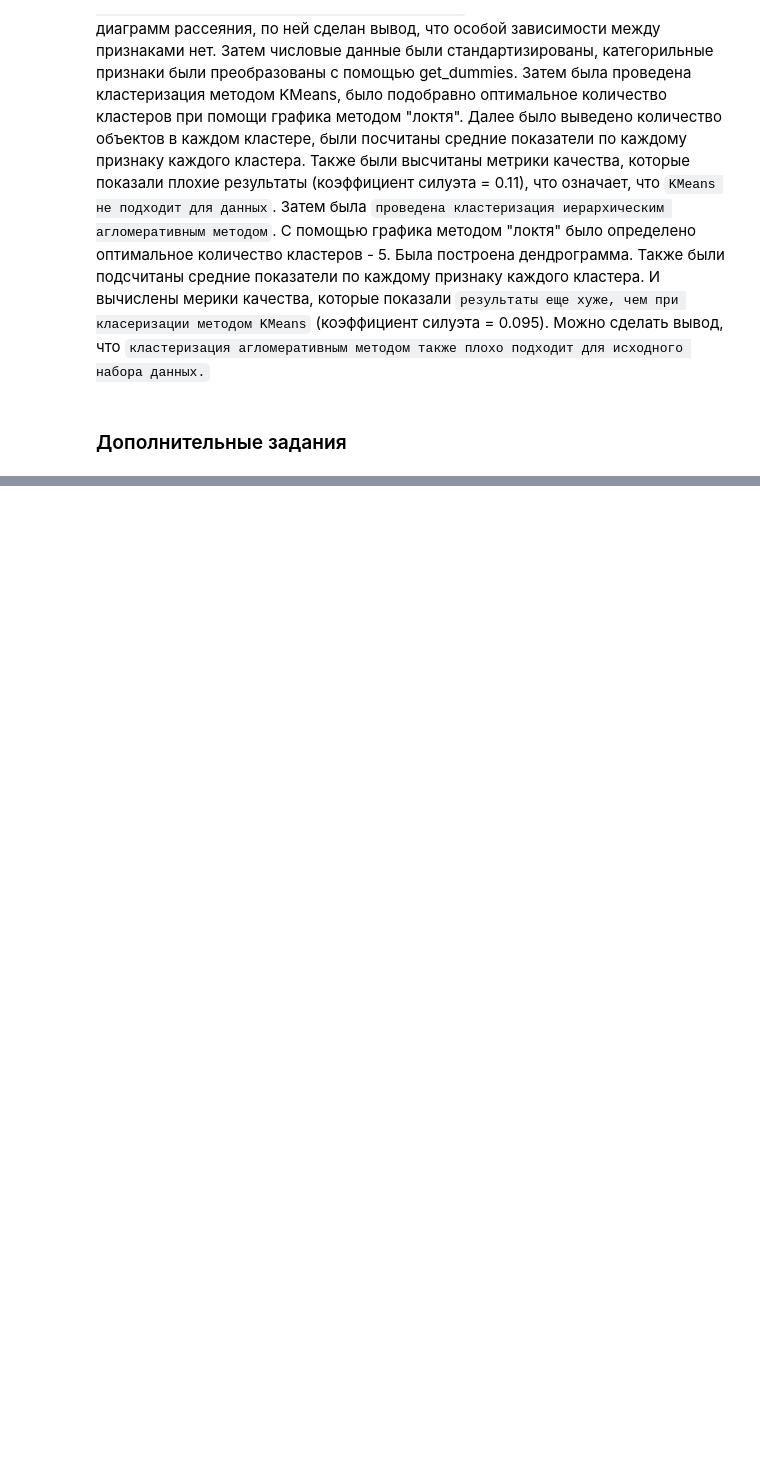
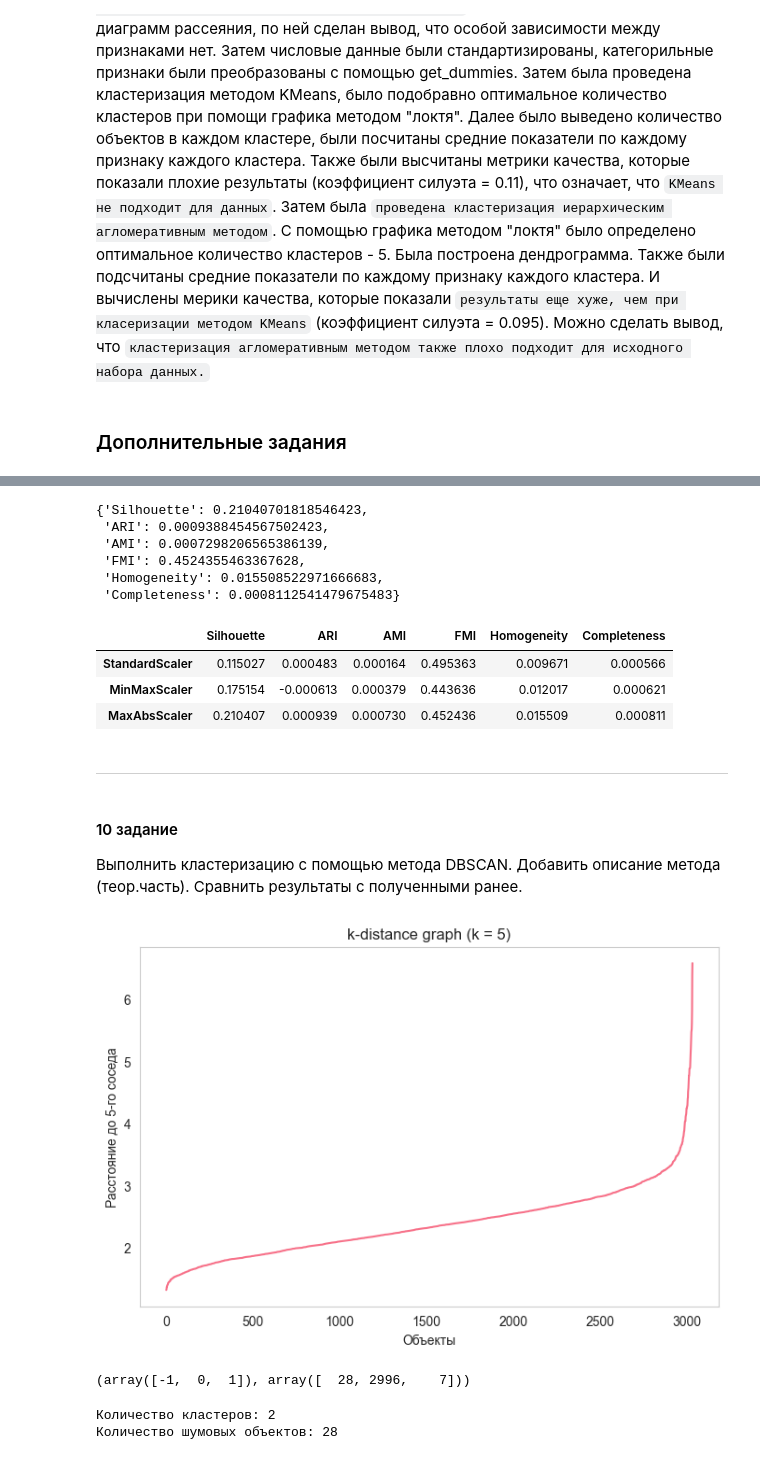
Before and after one commit to lovandish/Jupiter-NoteBook, a Jupyter notebook: ЛР4_Червоненко_16.ipynb, the cells around one changed output, grey strips where cells are left out. Saved outputs shown, nothing was run; the diff lists cells and outputs as text; code cells hidden in the pictures; blank space fills up the shorter version.

```diff
--- a/ЛР4_Червоненко_16.ipynb
+++ b/ЛР4_Червоненко_16.ipynb
@@ -745,0 +947,74 @@ Completeness (agglom): 0.00032617175616329733
+# %%
+metrics_ma = {
+    'Silhouette': metric.silhouette_score(X_ma, labels_ma),
+    'ARI': metric.adjusted_rand_score(y, labels_ma),
+    'AMI': metric.adjusted_mutual_info_score(y, labels_ma),
+    'FMI': metric.fowlkes_mallows_score(y, labels_ma),
+    'Homogeneity': metric.homogeneity_score(y, labels_ma),
+    'Completeness': metric.completeness_score(y, labels_ma)
+}
+metrics_ma
+# %% [output]
+{'Silhouette': 0.21040701818546423,
+ 'ARI': 0.0009388454567502423,
+ 'AMI': 0.0007298206565386139,
+ 'FMI': 0.4524355463367628,
+ 'Homogeneity': 0.015508522971666683,
+ 'Completeness': 0.0008112541479675483}
+# %%
+metrics_df = pd.DataFrame(
+    [metrics_std, metrics_mm, metrics_ma],
+    index=['StandardScaler', 'MinMaxScaler', 'MaxAbsScaler']
+)
+
+metrics_df
+# %% [output]
+|  | Silhouette | ARI | AMI | FMI | Homogeneity | Completeness |
+| StandardScaler | 0.115027 | 0.000483 | 0.000164 | 0.495363 | 0.009671 | 0.000566 |
+| MinMaxScaler | 0.175154 | -0.000613 | 0.000379 | 0.443636 | 0.012017 | 0.000621 |
+| MaxAbsScaler | 0.210407 | 0.000939 | 0.000730 | 0.452436 | 0.015509 | 0.000811 |
+# %% [markdown]
+---
+# %% [markdown]
+#### 10 задание
+
+Выполнить кластеризацию с помощью метода DBSCAN. Добавить описание метода (теор.часть). Сравнить результаты с полученными ранее.
+# %%
+X = scaled_df.copy()
+y = df['Disease']
+# %%
+from sklearn.neighbors import NearestNeighbors
+
+neighbors = NearestNeighbors(n_neighbors=5)
+neighbors_fit = neighbors.fit(X)
+distances, indices = neighbors_fit.kneighbors(X)
+
+distances = np.sort(distances[:, 4])
+
+plt.figure(figsize=(8, 5))
+plt.plot(distances)
+plt.title('k-distance graph (k = 5)')
+plt.xlabel('Объекты')
+plt.ylabel('Расстояние до 5-го соседа')
+plt.grid()
+plt.show()
+# %% [output]
+[figure, added]
+# %%
+from sklearn.cluster import DBSCAN
+
+dbscan = DBSCAN(eps=4, min_samples=5)
+db_labels = dbscan.fit_predict(X)
+
+np.unique(db_labels, return_counts=True)
+# %% [output]
+(array([-1,  0,  1]), array([  28, 2996,    7]))
+# %%
+n_clusters = len(set(db_labels)) - (1 if -1 in db_labels else 0)
+n_noise = list(db_labels).count(-1)
+
+print(f'Количество кластеров: {n_clusters}')
+print(f'Количество шумовых объектов: {n_noise}')
+# %% [output]
+Количество кластеров: 2
+Количество шумовых объектов: 28
```
Also changed, not shown: parts of 22 cells of this notebook, 1 other file.
